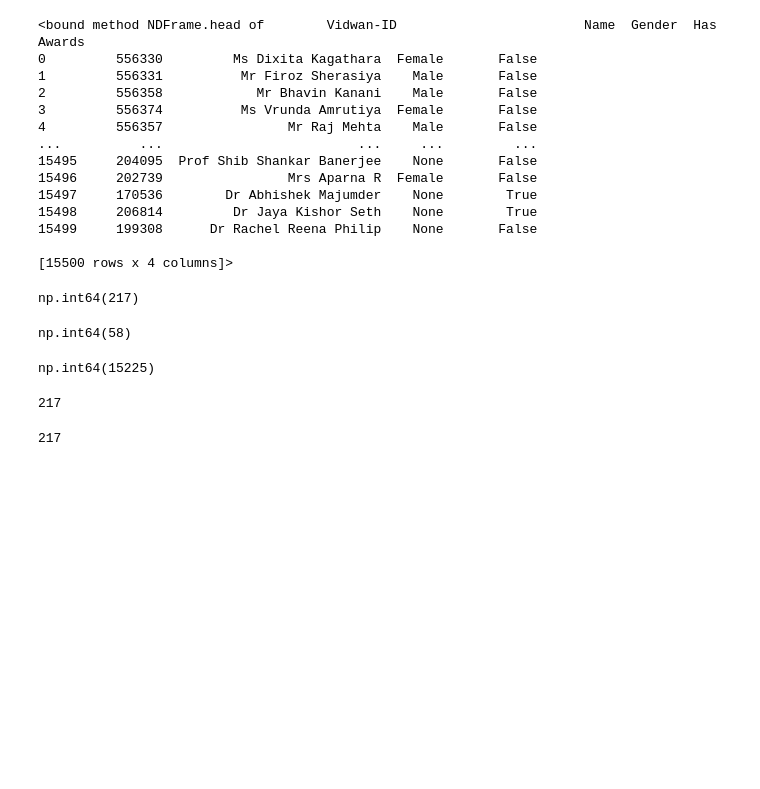
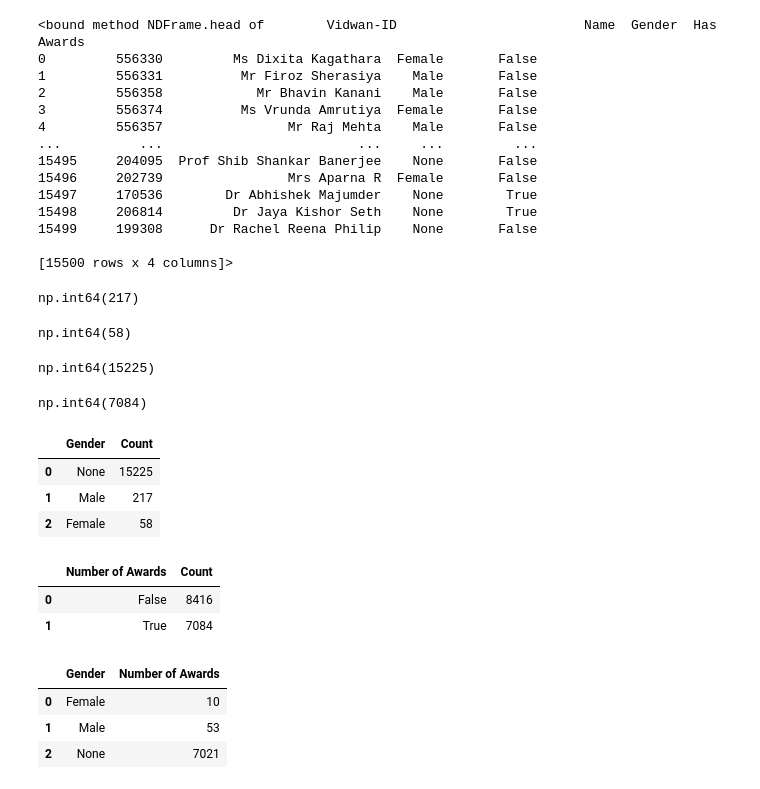
Before and after one commit to mcronErni/DataManipulation, a Jupyter notebook: data_manipulation.ipynb, the cells around one changed output. Cells and saved outputs as stored; diff of their text form; code cells hidden in the pictures; blank space fills up the shorter version.

Commit message:
Added table for Aggregation

```diff
--- a/data_manipulation.ipynb
+++ b/data_manipulation.ipynb
@@ -116,11 +118,38 @@ none_count = clean_df[clean_df['Gender'] == 'None'].count()['Gender']
 none_count
 # %% [output]
 np.int64(15225)
-# %%
-male_count2 = clean_df.Gender.value_counts()['Male']
-print(male_count2)
-male_count3 = len(clean_df[clean_df['Gender'] == 'Male'])
-male_count3
-# %% [output]
-217
-217
+# %%
+awards_count = clean_df[clean_df['Has Awards'] == 1].count()['Has Awards']
+awards_count
+# %% [output]
+np.int64(7084)
+# %%
+gender_counts = clean_df['Gender'].value_counts()
+gender_counts_df = gender_counts.reset_index()
+gender_counts_df.columns = ['Gender', 'Count']
+gender_counts_df
+# %% [output]
+|  | Gender | Count |
+| 0 | None | 15225 |
+| 1 | Male | 217 |
+| 2 | Female | 58 |
+# %%
+separate_awards_counts = clean_df['Has Awards'].value_counts()
+separate_awards_counts_df = separate_awards_counts.reset_index()
+separate_awards_counts_df.columns = ['Number of Awards', 'Count']
+separate_awards_counts_df
+# %% [output]
+|  | Number of Awards | Count |
+| 0 | False | 8416 |
+| 1 | True | 7084 |
+# %%
+gender_awards = clean_df.groupby('Gender')['Has Awards'].sum()
+gender_awards_df = gender_awards.reset_index()
+gender_awards_df.columns = ['Gender', 'Number of Awards']
+
+gender_awards_df.head()
+# %% [output]
+|  | Gender | Number of Awards |
+| 0 | Female | 10 |
+| 1 | Male | 53 |
+| 2 | None | 7021 |
```
Also changed, not shown: parts of 1 cell of this notebook.
